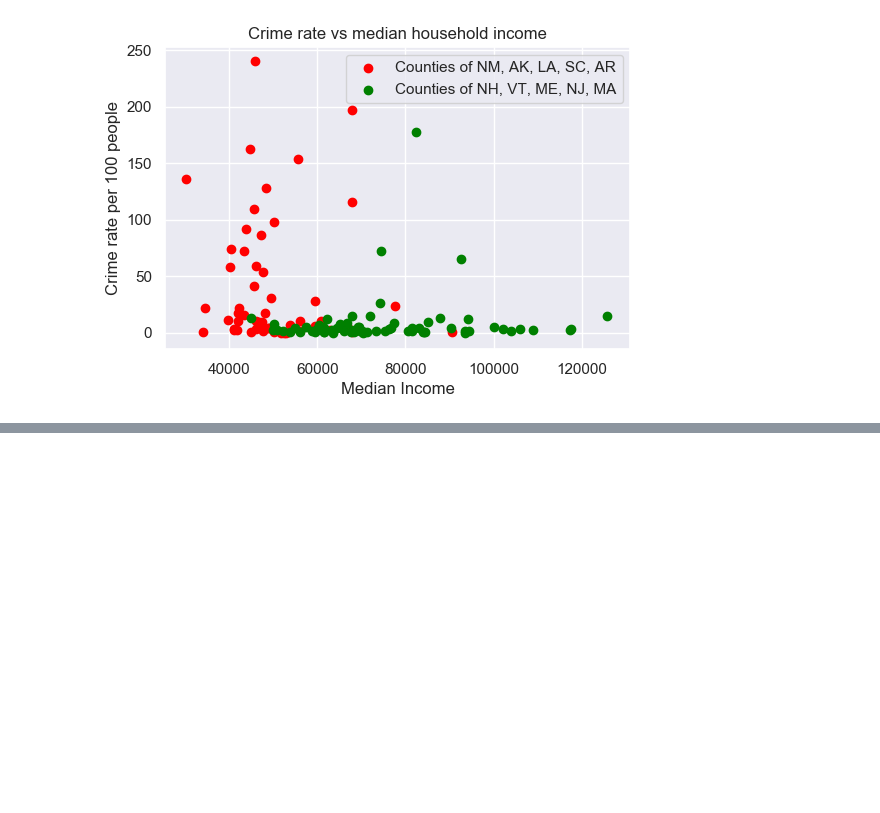
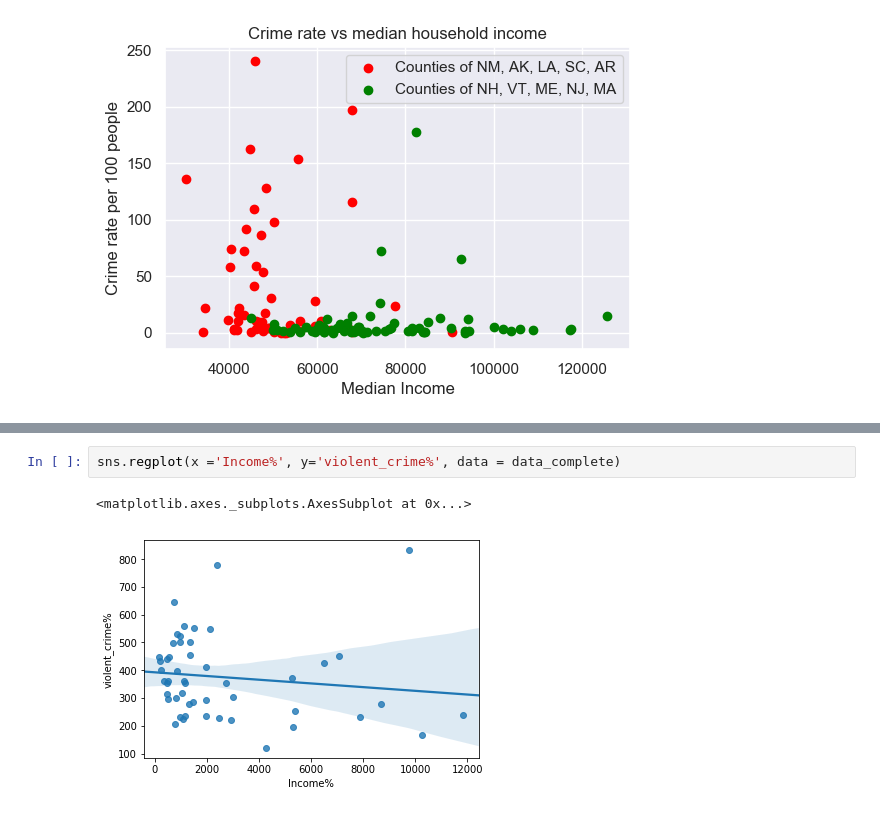
Before and after one commit to gilbertduenas/Data_Viz_Project, a Jupyter notebook: Data Viz Submission.ipynb, the cells around one changed output, grey strips where cells are left out. Cells and saved outputs as stored; diff of their text form; blank space fills up the shorter version.

```diff
--- a/Data Viz Submission.ipynb
+++ b/Data Viz Submission.ipynb
@@ -1352,0 +1610,5 @@ plt.show()
+# %%
+sns.regplot(x ='Income%', y='violent_crime%', data = data_complete)
+# %% [output]
+<matplotlib.axes._subplots.AxesSubplot at 0x...>
+[figure, added]
```
Also changed, not shown: parts of 29 cells of this notebook.
